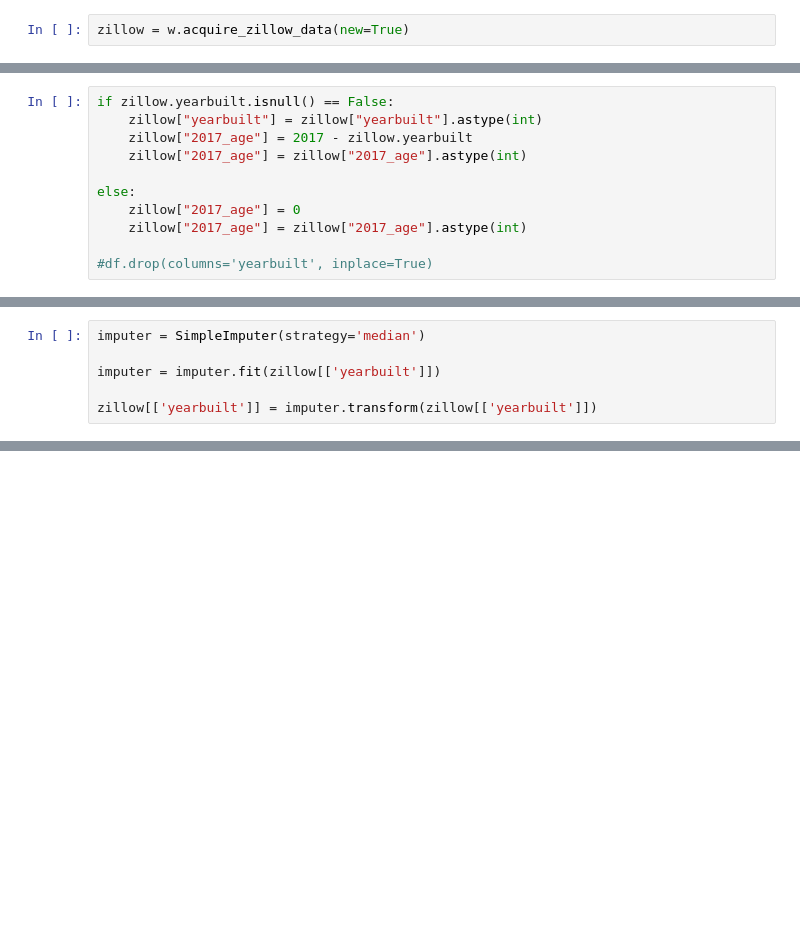
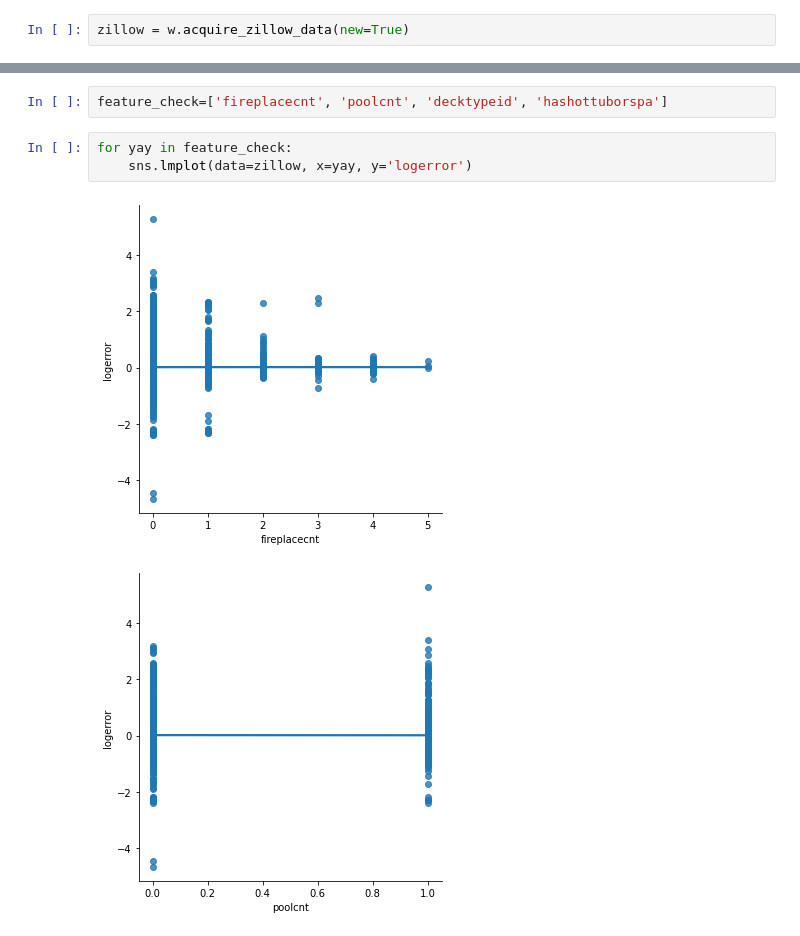
Before and after one commit to markydoug/clustering-exercises, a Jupyter notebook: extra.ipynb, the cells around one changed output, grey strips where cells are left out. Saved outputs shown, nothing was run; the diff lists cells and outputs as text; blank space fills up the shorter version.

```diff
--- a/extra.ipynb
+++ b/extra.ipynb
@@ -27,11 +22,0 @@ zillow.shape
-# %%
-if zillow.yearbuilt.isnull() == False:
-    zillow["yearbuilt"] = zillow["yearbuilt"].astype(int)
-    zillow["2017_age"] = 2017 - zillow.yearbuilt
-    zillow["2017_age"] = zillow["2017_age"].astype(int)
-
-else:
-    zillow["2017_age"] = 0
-    zillow["2017_age"] = zillow["2017_age"].astype(int)
-
-#df.drop(columns='yearbuilt', inplace=True)
@@ -60,6 +69,0 @@ clean_zillow[clean_zillow.county=='Ventura'].yearbuilt.median(), clean_zillow[cl
-# %%
-imputer = SimpleImputer(strategy='median')
-
-imputer = imputer.fit(zillow[['yearbuilt']])
-
-zillow[['yearbuilt']] = imputer.transform(zillow[['yearbuilt']])
@@ -71,0 +168,8 @@ zillow.yearbuilt.replace({np.NAN:1961})
+# %%
+feature_check=['fireplacecnt', 'poolcnt', 'decktypeid', 'hashottuborspa']
+# %%
+for yay in feature_check:
+    sns.lmplot(data=zillow, x=yay, y='logerror')
+# %% [output]
+[figure, added]
+[figure, added]
```
Also changed, not shown: parts of 31 cells of this notebook.
